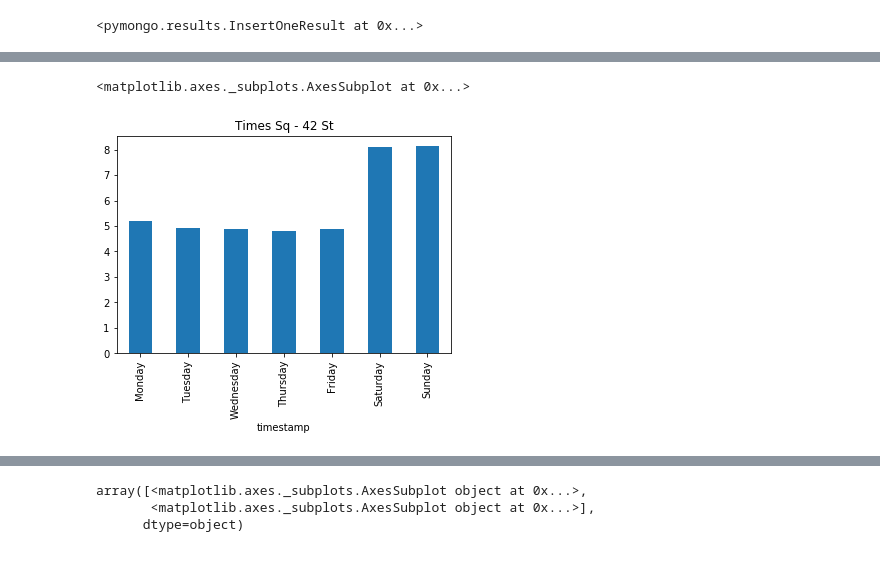
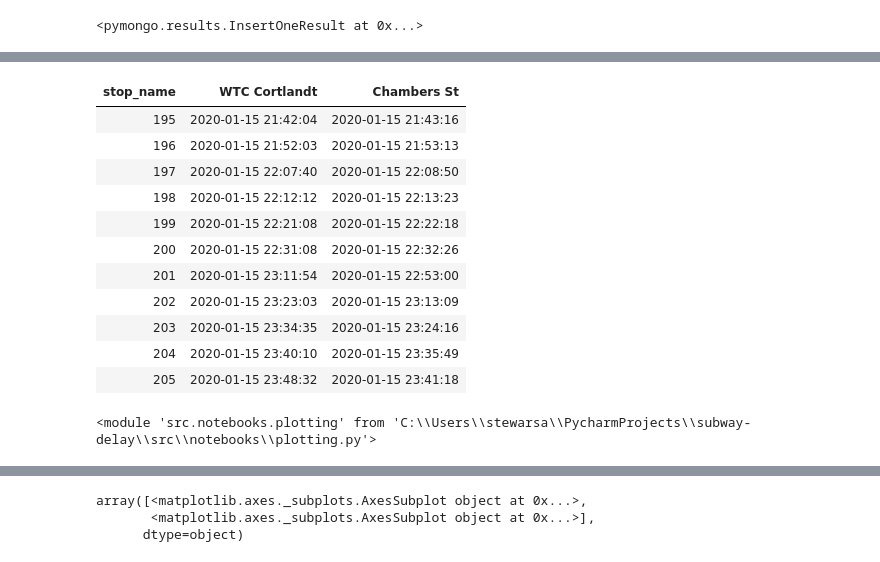
Before and after one commit to samstewart/subway-delay, a Jupyter notebook: src/notebooks/explore.ipynb, the cells around one changed output, grey strips where cells are left out. Saved outputs shown, nothing was run; the diff lists cells and outputs as text; code cells hidden in the pictures.

```diff
--- a/src/notebooks/explore.ipynb
+++ b/src/notebooks/explore.ipynb
@@ -110,2 +142,41 @@ def all_stop_times(start, end, stop_name):
+# %%
+#stop_names[2:4]
+in_minutes = (variations.diff(axis='columns') / pd.Timedelta(minutes=1))
+#idx = in_minutes['Chambers St'].idxmax()
+idx = 200
+#in_minutes.loc[(idx - 5):(idx + 5), 'Chambers St']
+variations.loc[(idx - 5):(idx + 5), :]
+#idx = in_minutes.loc[50:100,'Chambers St'].idxmax()
+#idx = in_minutes['WTC Cortlandt'].idxmax()
+#in_minutes.loc[(idx - 5):(idx + 5), 'WTC Cortlandt']
+#variations.loc[(idx - 5):(idx + 5), :]
+#in_minutes['WTC Cortlandt'].max()
+#pd.NaT / pd.Timedelta(minutes=1)
+# working on getting this into one large pivot table
+#dates.set_index('timestamp', inplace=True, drop=False)
+# get a series
+#dates = dates.timestamp
+#dates = dates.diff()
+# change units to minutes
+#dates = dates[dates.notnull()] / pd.Timedelta(minutes=1)
+#dates.hist(bins=range(0, 20, 1))
+#return dates
+# %% [output]
+| stop_name | WTC Cortlandt | Chambers St |
+| 195 | 2020-01-15 21:42:04 | 2020-01-15 21:43:16 |
+| 196 | 2020-01-15 21:52:03 | 2020-01-15 21:53:13 |
+| 197 | 2020-01-15 22:07:40 | 2020-01-15 22:08:50 |
+| 198 | 2020-01-15 22:12:12 | 2020-01-15 22:13:23 |
+| 199 | 2020-01-15 22:21:08 | 2020-01-15 22:22:18 |
+| 200 | 2020-01-15 22:31:08 | 2020-01-15 22:32:26 |
+| 201 | 2020-01-15 23:11:54 | 2020-01-15 22:53:00 |
+| 202 | 2020-01-15 23:23:03 | 2020-01-15 23:13:09 |
+| 203 | 2020-01-15 23:34:35 | 2020-01-15 23:24:16 |
+| 204 | 2020-01-15 23:40:10 | 2020-01-15 23:35:49 |
+| 205 | 2020-01-15 23:48:32 | 2020-01-15 23:41:18 |
+# %%
+reload(lib)
+# %% [output]
+<module 'src.notebooks.plotting' from 'C:\\Users\\stewarsa\\PycharmProjects\\subway-delay\\src\\notebooks\\plotting.py'>
 # %%
 # plot distribution of times
@@ -116,7 +185 @@ agg_weekdays = [median_interval_weekday(all_stop_times(start, end, n)) for n in
 # .plot(kind='bar', title=n, ax=axs[i])
-# %%
-index = 15
-agg_weekdays[index].plot(kind='bar', title=stop_names[index])
-# %% [output]
-<matplotlib.axes._subplots.AxesSubplot at 0x...>
-[figure, removed]
```
Also changed, not shown: parts of 17 cells of this notebook, 3 other files.
